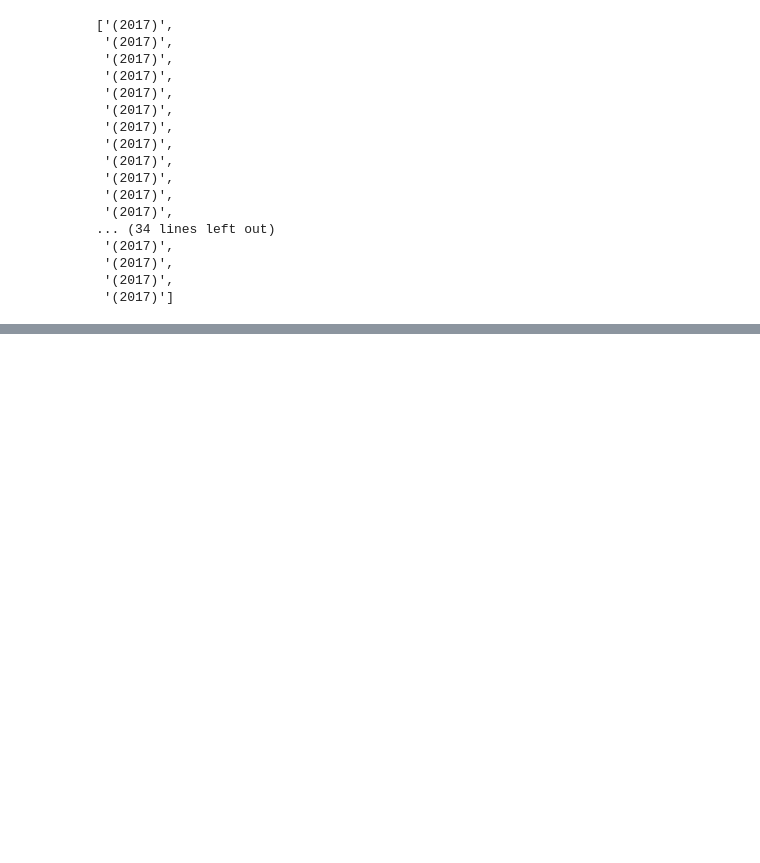
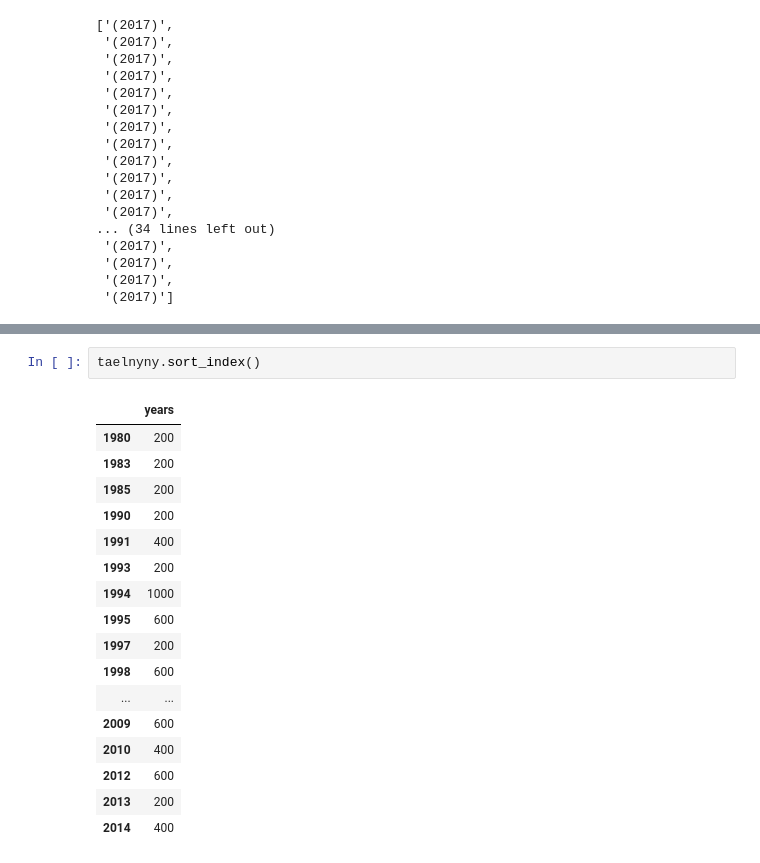
Before and after one commit to jbjornholm/Group-31-SoDa, a Jupyter notebook: Cecilie/Blandet.ipynb, the cells around one changed output, grey strips where cells are left out. Drawn from its saved outputs; the diff is of its cells as text; blank space fills up the shorter version.

```diff
--- a/Cecilie/Blandet.ipynb
+++ b/Cecilie/Blandet.ipynb
@@ -212,0 +421,20 @@ year_list
+# %%
+taelnyny.sort_index()
+# %% [output]
+|  | years |
+| 1980 | 200 |
+| 1983 | 200 |
+| 1985 | 200 |
+| 1990 | 200 |
+| 1991 | 400 |
+| 1993 | 200 |
+| 1994 | 1000 |
+| 1995 | 600 |
+| 1997 | 200 |
+| 1998 | 600 |
+| ... | ... |
+| 2009 | 600 |
+| 2010 | 400 |
+| 2012 | 600 |
+| 2013 | 200 |
+| 2014 | 400 |
```
Also changed, not shown: parts of 12 cells of this notebook, 1 other file.
